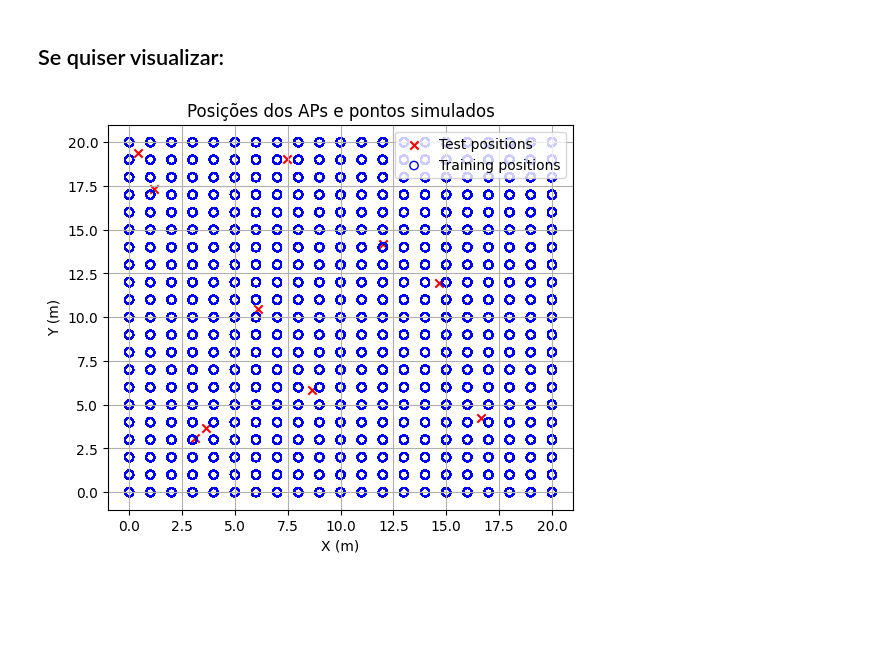
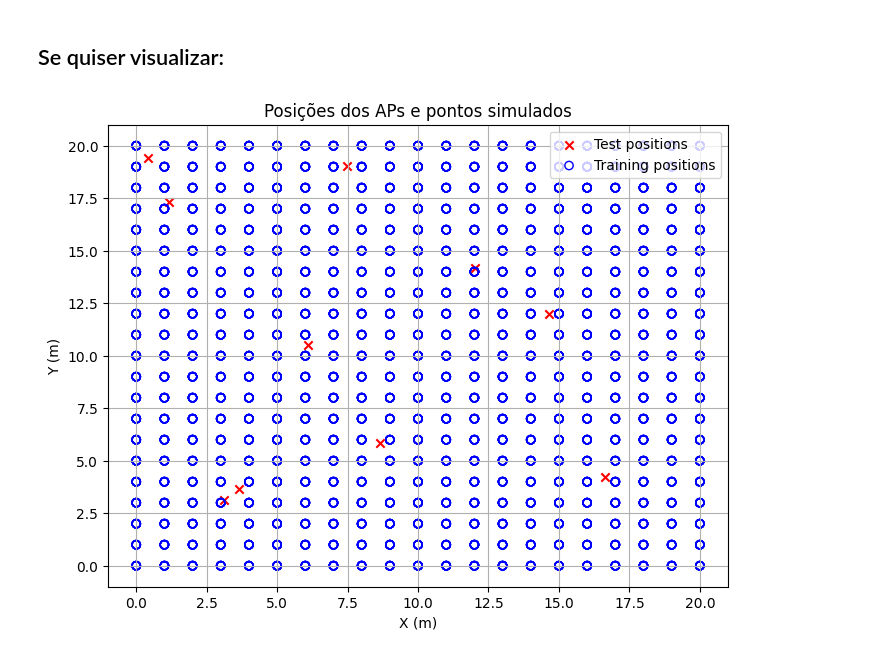
Before and after one commit to oziieljuniior/Gan, a Jupyter notebook: Notebooks/vetor_RSSI_simulado.ipynb, the cells around one changed output. Cells and saved outputs as stored; diff of their text form; code cells hidden in the pictures; blank space fills up the shorter version.

```diff
--- a/Notebooks/vetor_RSSI_simulado.ipynb
+++ b/Notebooks/vetor_RSSI_simulado.ipynb
@@ -9,7 +9,7 @@ import matplotlib.pyplot as plt
 area_size = 20  # metros (20x20 = 400 m²)
 grid_step = 1   # distância entre pontos (1 metro)
 n_aps = 10      # número de Access Points
-n_measurements = 10  # medições por ponto
+n_measurements = 100  # medições por ponto
 frequency = 2.4e9     # Hz
 pt = 20              # potência de transmissão (dBm)
 pl0 = 40             # perda no ponto referência (dB)
@@ -74,15 +74,15 @@ Simulação concluída! Dados salvos em 'data/simulated_rssi.csv'. Total: 441000
 
 ## Se quiser visualizar:
 # %%
-plt.figure(figsize=(6, 5))
+plt.figure(figsize=(8, 6))
 plt.scatter(ap_positions[:, 0], ap_positions[:, 1], marker='x', color='red', label='Test positions')
 plt.scatter(df_simulated['X'], df_simulated['Y'], marker='o', facecolors='none',
             edgecolors='blue', label='Training positions')
 plt.legend()
 plt.title("Posições dos APs e pontos simulados")
 plt.xlabel("X (m)")
 plt.ylabel("Y (m)")
 plt.grid(True)
 plt.show()
 # %% [output]
-[figure, old version]
+[figure, new version]
```
Also changed, not shown: parts of 1 cell of this notebook, 2 other files.
